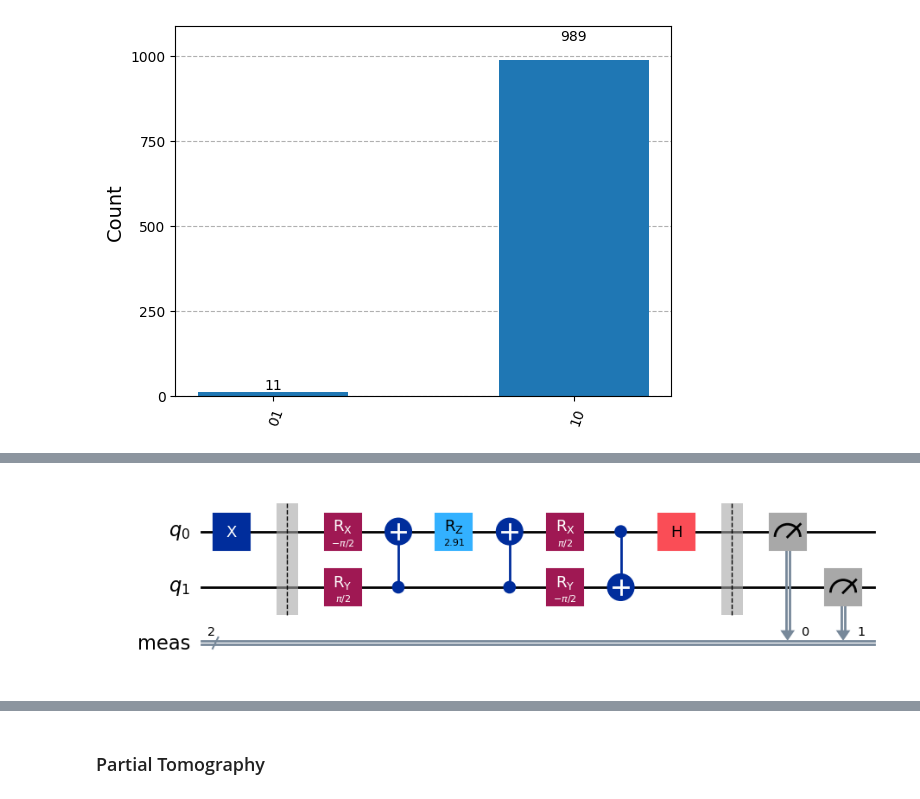
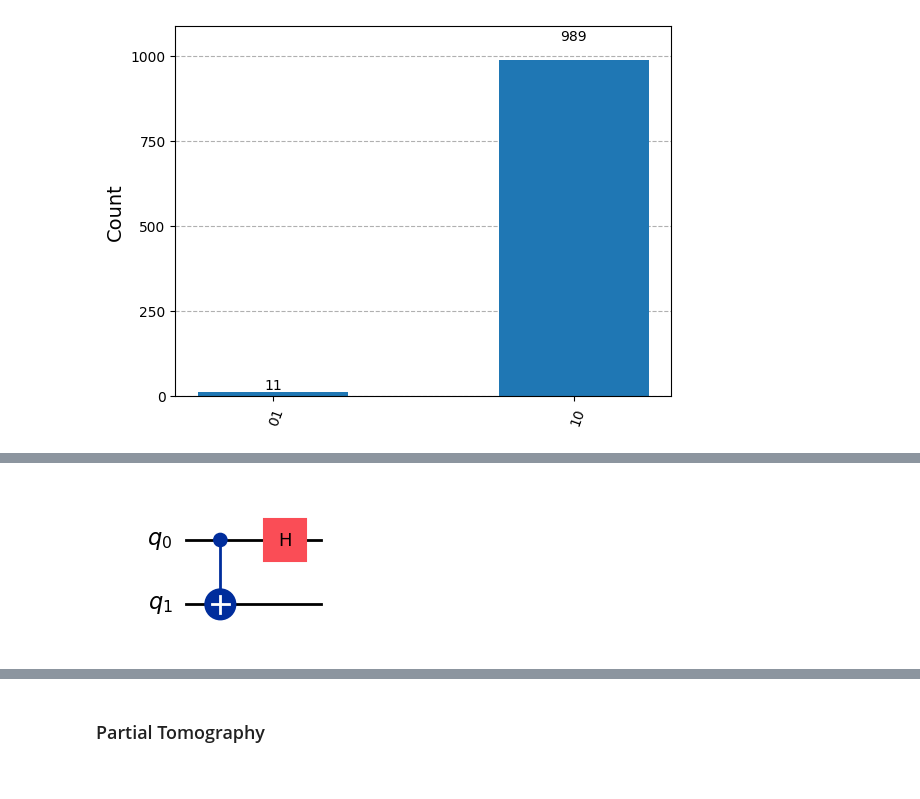
Before and after one commit to JoeJoeNguyen/quantumComputing, a Jupyter notebook: QML/Tqr.ipynb, the cells around one changed output, grey strips where cells are left out. Saved outputs shown, nothing was run; the diff lists cells and outputs as text; code cells hidden in the pictures.

```diff
--- a/QML/Tqr.ipynb
+++ b/QML/Tqr.ipynb
@@ -391,0 +423,4 @@ plot_histogram(counts)
+# %%
+ubell.h(0)
+ubell_op = Operator.from_circuit(ubell)
+ubell_op.draw('latex')
@@ -392,3 +436,7 @@ plot_histogram(counts)
+# %%
+ubell.draw('mpl')
+# %% [output]
+[figure, added]
 # %%
 qc_superposition = QuantumCircuit(2)
 qc_superposition.x(0)
@@ -409,7 +457,4 @@ qc_superposition.h(0)
 #qc_superposition.h(1)
 
 qc_superposition = qc_superposition.assign_parameters({theta: final_params})
-qc_superposition.measure_all()
-qc_superposition.draw('mpl')
+circ_bell_op = Operator.from_circuit(qc_superposition)
-# %% [output]
-[figure, removed]
```
Also changed, not shown: parts of 24 cells of this notebook.
